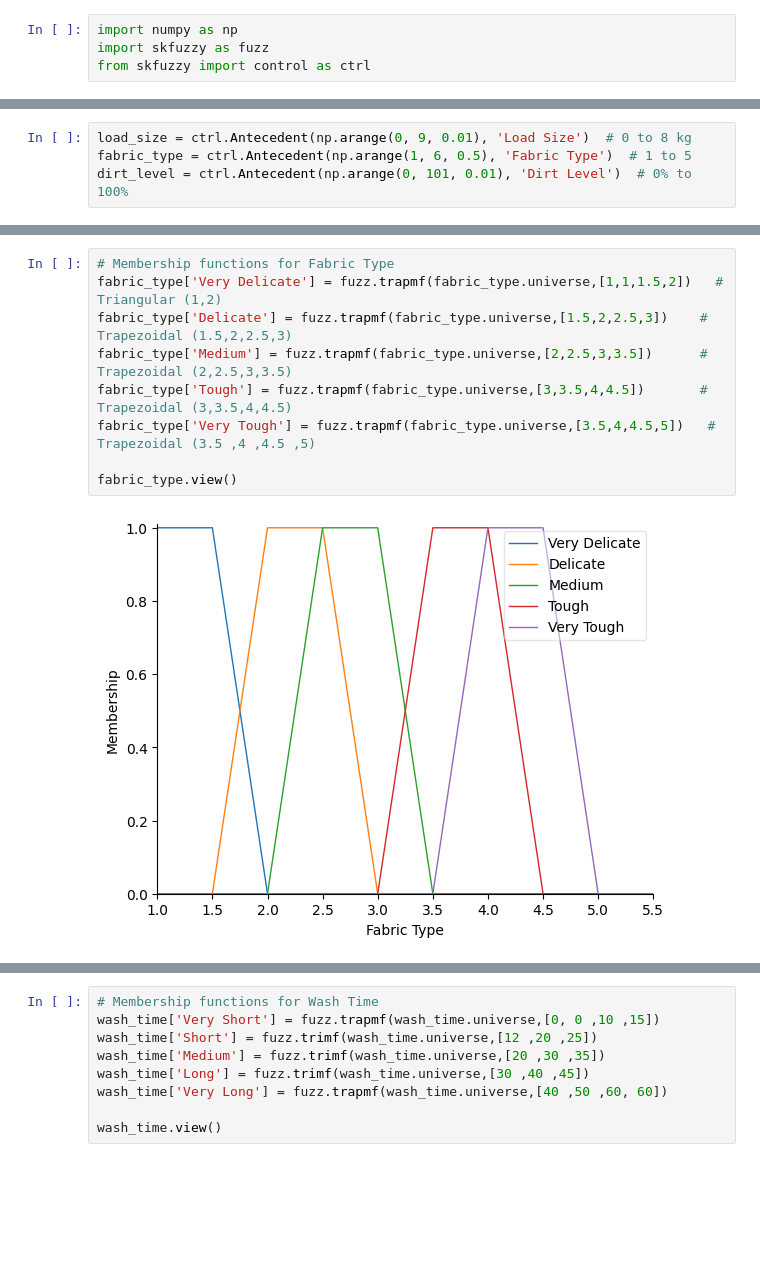
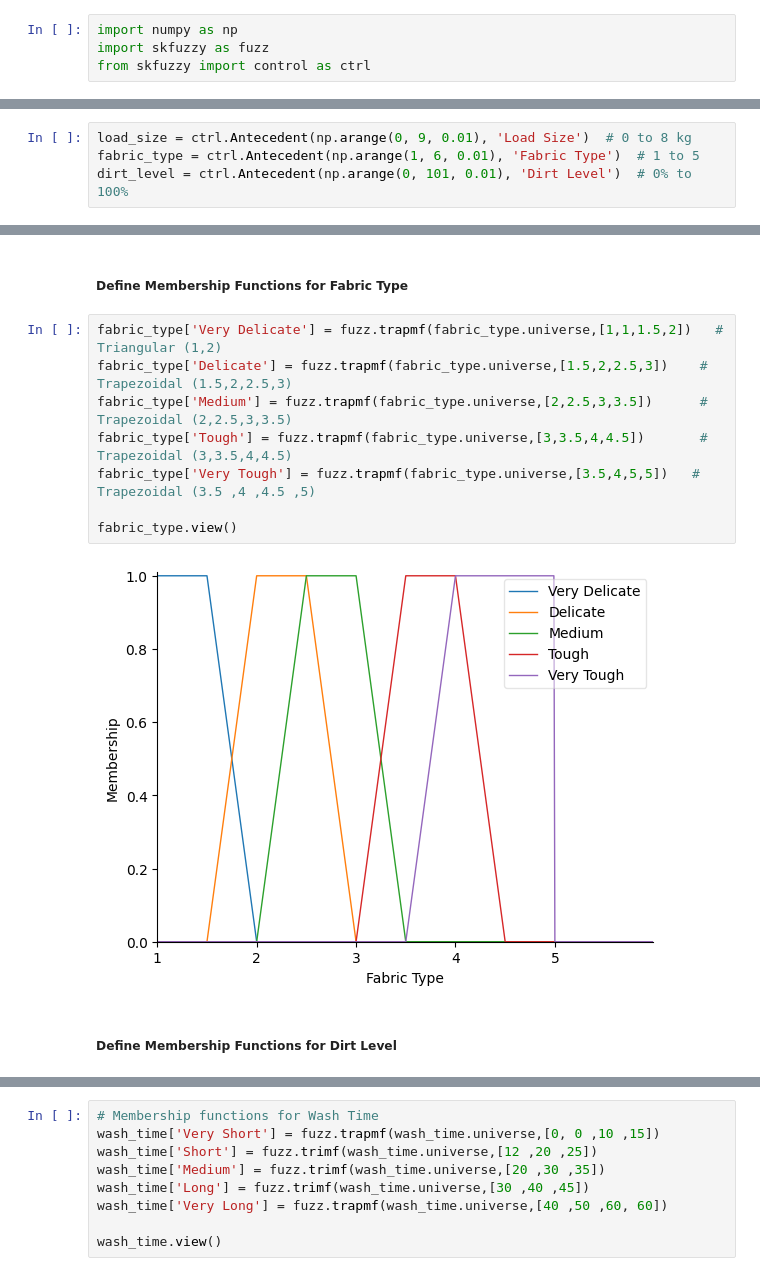
Before and after one commit to Nazrin99/FuzzyWashing, a Jupyter notebook: washingfuzzy.ipynb, the cells around one changed output, grey strips where cells are left out. Drawn from its saved outputs; the diff is of its cells as text; blank space fills up the shorter version.

```diff
--- a/washingfuzzy.ipynb
+++ b/washingfuzzy.ipynb
@@ -7,4 +9,4 @@ from skfuzzy import control as ctrl
 # %%
 load_size = ctrl.Antecedent(np.arange(0, 9, 0.01), 'Load Size')  # 0 to 8 kg
-fabric_type = ctrl.Antecedent(np.arange(1, 6, 0.5), 'Fabric Type')  # 1 to 5
+fabric_type = ctrl.Antecedent(np.arange(1, 6, 0.01), 'Fabric Type')  # 1 to 5
 dirt_level = ctrl.Antecedent(np.arange(0, 101, 0.01), 'Dirt Level')  # 0% to 100%
@@ -24,15 +22,18 @@ load_size['Very Heavy'] = fuzz.trapmf(load_size.universe, [6, 6.5, 8, 8.0])    #
 load_size.view()
 # %% [output]
 [figure]
+# %% [markdown]
+##### Define Membership Functions for Fabric Type
 # %%
-# Membership functions for Fabric Type
 fabric_type['Very Delicate'] = fuzz.trapmf(fabric_type.universe,[1,1,1.5,2])   # Triangular (1,2)
 fabric_type['Delicate'] = fuzz.trapmf(fabric_type.universe,[1.5,2,2.5,3])    # Trapezoidal (1.5,2,2.5,3)
 fabric_type['Medium'] = fuzz.trapmf(fabric_type.universe,[2,2.5,3,3.5])      # Trapezoidal (2,2.5,3,3.5)
 fabric_type['Tough'] = fuzz.trapmf(fabric_type.universe,[3,3.5,4,4.5])       # Trapezoidal (3,3.5,4,4.5)
-fabric_type['Very Tough'] = fuzz.trapmf(fabric_type.universe,[3.5,4,4.5,5])   # Trapezoidal (3.5 ,4 ,4.5 ,5)
+fabric_type['Very Tough'] = fuzz.trapmf(fabric_type.universe,[3.5,4,5,5])   # Trapezoidal (3.5 ,4 ,4.5 ,5)
 
 fabric_type.view()
 # %% [output]
-[figure, old version]
+[figure, new version]
+# %% [markdown]
+##### Define Membership Functions for Dirt Level
 # %%
```
Also changed, not shown: parts of 19 cells of this notebook.
